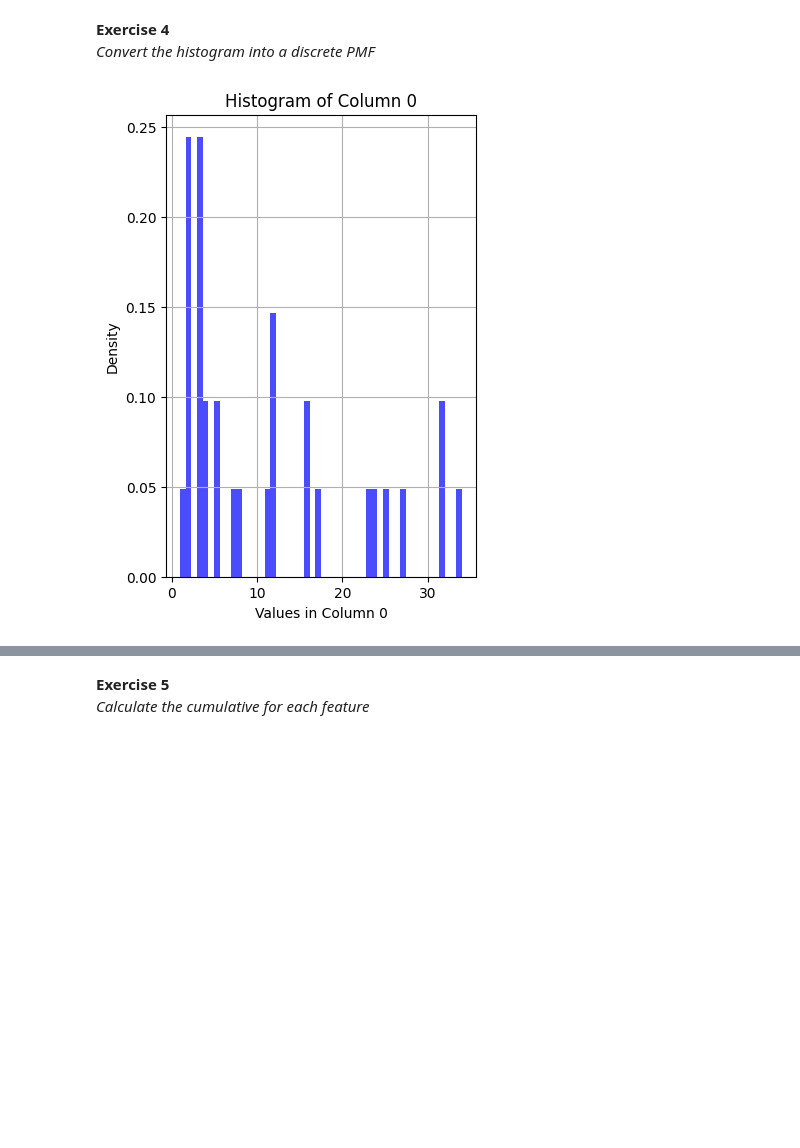
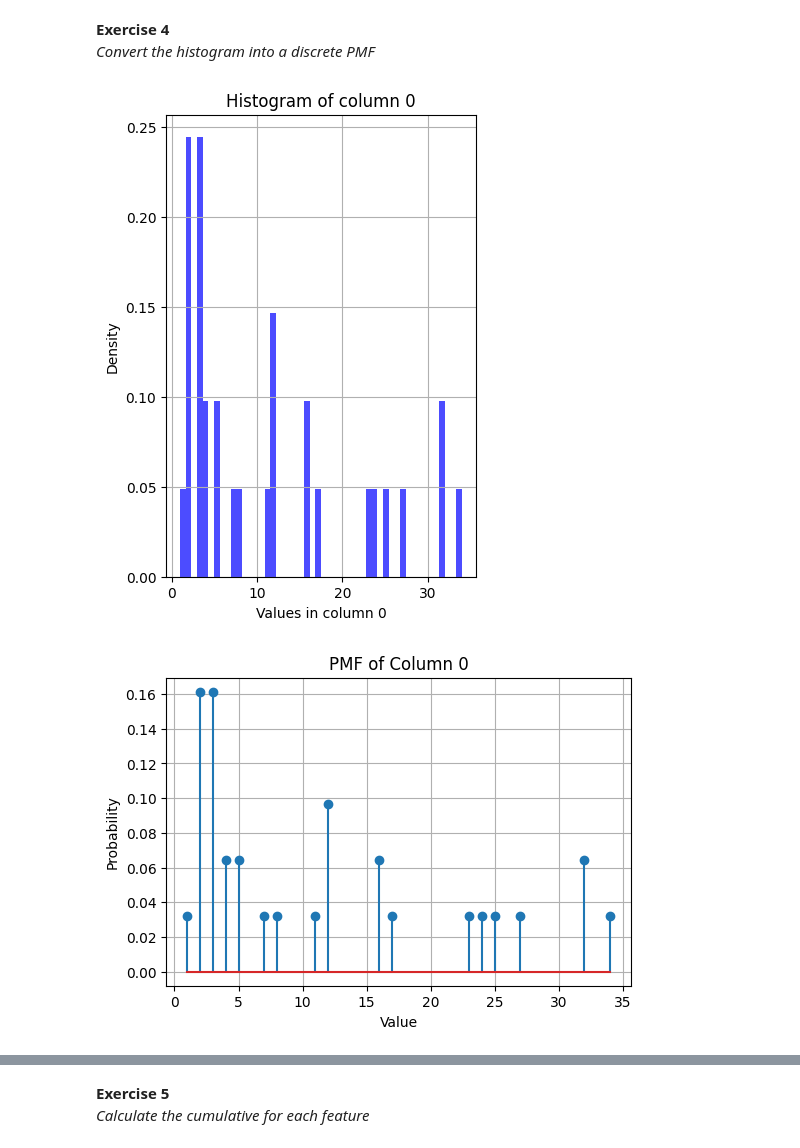
Before and after one commit to MalleBallen/MOD550---2025---Malvin, a Jupyter notebook: MOD550-task1/task1.ipynb, the cells around one changed output, grey strips where cells are left out. Cells and saved outputs as stored; diff of their text form; code cells hidden in the pictures; blank space fills up the shorter version.

```diff
--- a/MOD550-task1/task1.ipynb
+++ b/MOD550-task1/task1.ipynb
@@ -31,8 +100,11 @@ aq_instance.plot_heatmap() #Same distribution as above
 **Exercise 4**
 *Convert the histogram into a discrete PMF*
 # %%
-random_data_df = pd.read_csv('../data/random_data.csv') # Reading data from a random file to check if the code works.
-aq_test = DataAquisition(random_data_df.values)
+random_filepath = aq.check_path("../data/random_data.csv")
+random_data_df = pd.read_csv(random_filepath) # Reading data from a random file to check if the code works.
+aq_test = aq(random_data_df.values)
 aq_test.plot_histograms()
+aq_test.plot_all_pmfs()
 # %% [output]
 [figure]
+[figure, added]
```
Also changed, not shown: parts of 13 cells of this notebook, 3 other files.
